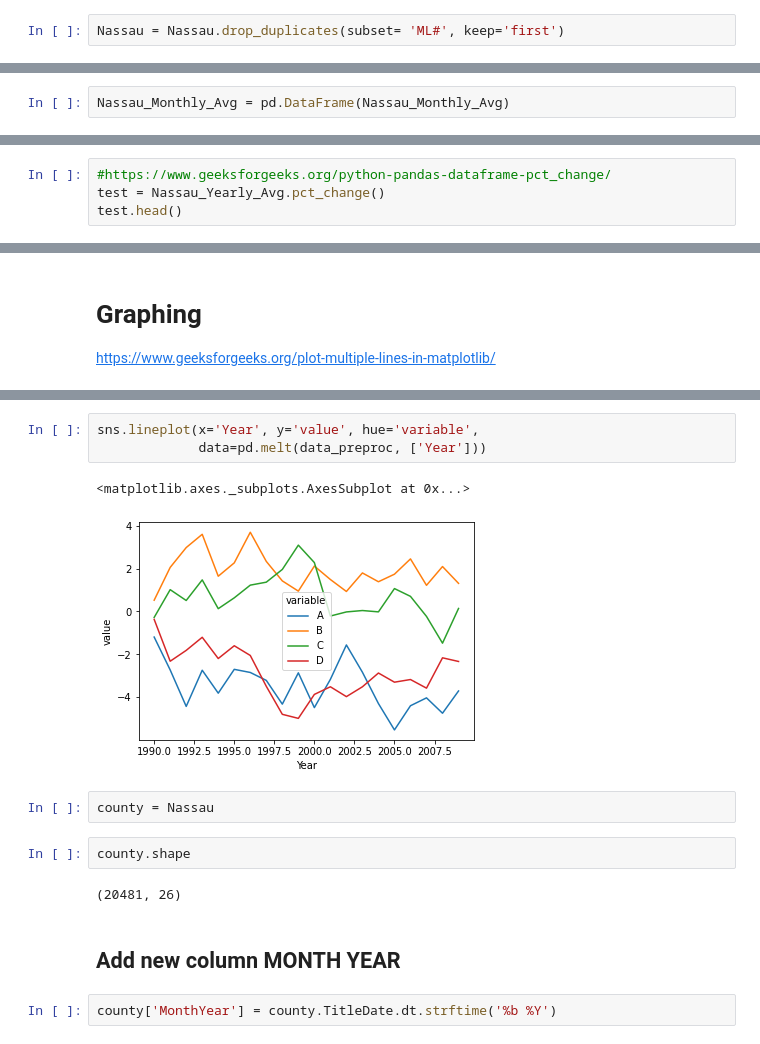
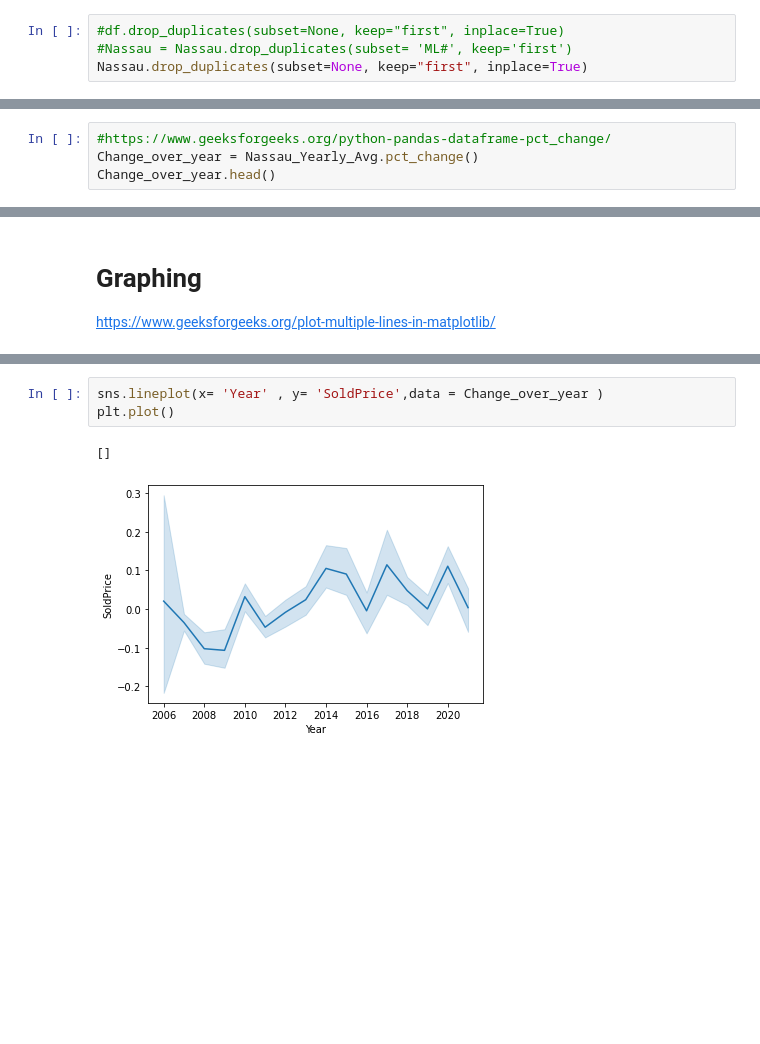
Before and after one commit to JF11579/New-Stuff, a Jupyter notebook: Nassau_RE_Sales_Since_2006.ipynb, the cells around one changed output, grey strips where cells are left out. Saved outputs shown, nothing was run; the diff lists cells and outputs as text; blank space fills up the shorter version.

```diff
--- a/Nassau_RE_Sales_Since_2006.ipynb
+++ b/Nassau_RE_Sales_Since_2006.ipynb
@@ -411,5 +453,7 @@ Nassau.shape
-# %%
-Nassau = Nassau.drop_duplicates(subset= 'ML#', keep='first')
+# %%
+#df.drop_duplicates(subset=None, keep="first", inplace=True)
+#Nassau = Nassau.drop_duplicates(subset= 'ML#', keep='first')
+Nassau.drop_duplicates(subset=None, keep="first", inplace=True)
 # %%
 Nassau.shape
 # %% [output]
@@ -432,8 +476,6 @@ Baldwin  2006-03      450000
 Name: SoldPrice, dtype: object
 # %%
 Nassau_Monthly_Avg = pd.DataFrame(Nassau_Monthly_Avg)
-# %%
-Nassau_Monthly_Avg = pd.DataFrame(Nassau_Monthly_Avg)
 # %%
 Nassau_Monthly_Avg.head(3)
 # %% [output]
@@ -472,7 +514,7 @@ Nassau_Yearly_Avg.head(3)
 # %%
 #https://www.geeksforgeeks.org/python-pandas-dataframe-pct_change/
-test = Nassau_Yearly_Avg.pct_change()
-test.head()
+Change_over_year = Nassau_Yearly_Avg.pct_change()
+Change_over_year.head()
 # %% [output]
 |  |  | SoldPrice |
 | Town | Year |  |
@@ -587,16 +544,6 @@ data_preproc
 # %%
-sns.lineplot(x='Year', y='value', hue='variable',
-             data=pd.melt(data_preproc, ['Year']))
+sns.lineplot(x= 'Year' , y= 'SoldPrice',data = Change_over_year )
+plt.plot()
 # %% [output]
-<matplotlib.axes._subplots.AxesSubplot at 0x...>
+[]
-[figure, old version]
+[figure, new version]
-# %%
-county = Nassau
-# %%
-county.shape
-# %% [output]
-(20481, 26)
-# %% [markdown]
-## Add new column MONTH YEAR
-# %%
-county['MonthYear'] = county.TitleDate.dt.strftime('%b %Y')
```
Also changed, not shown: parts of 98 cells of this notebook.
